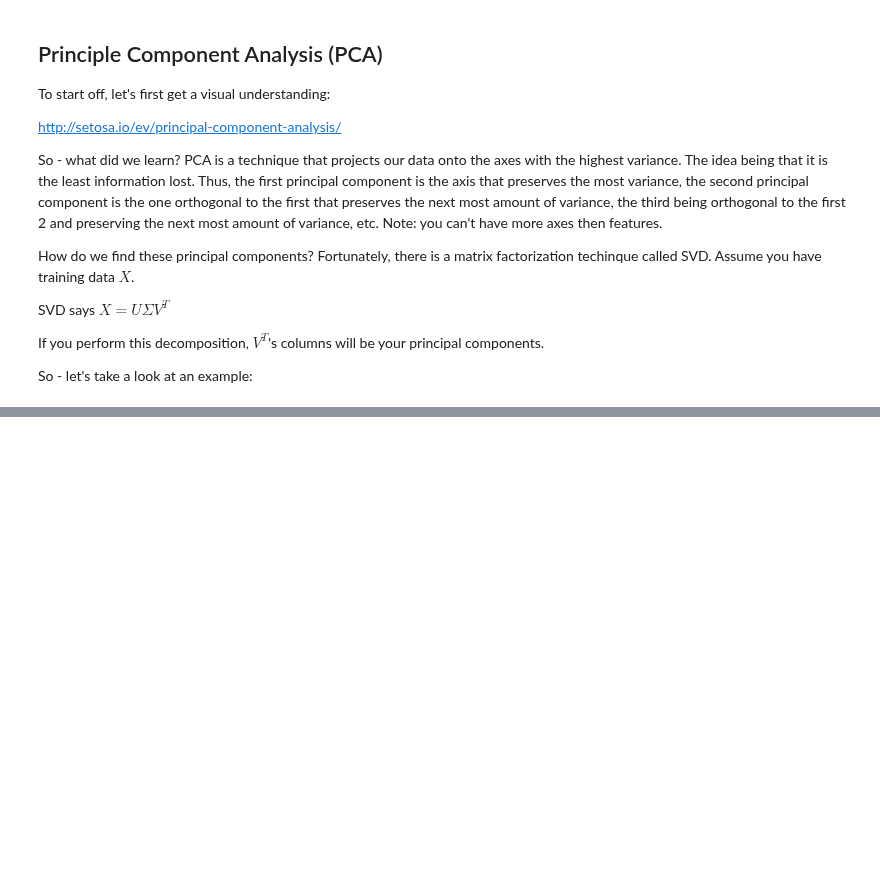
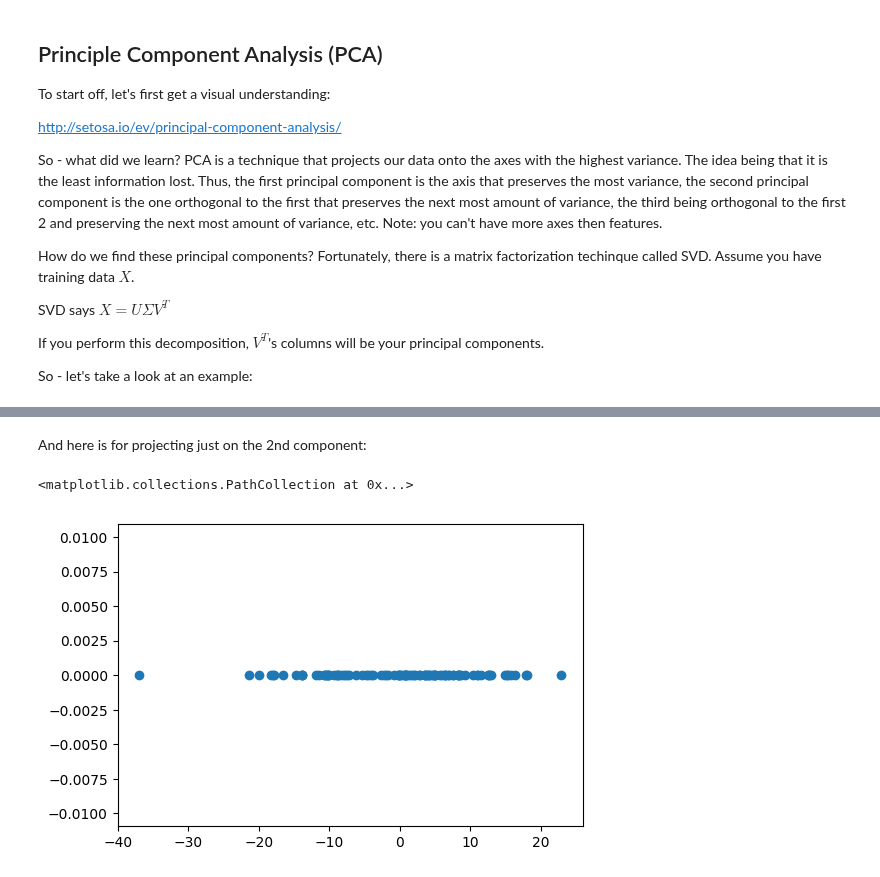
Before and after one commit to tfolkman/byu_econ_applied_machine_learning, a Jupyter notebook: lectures/Lecture_12_Dimensionality Reduction.ipynb, the cells around one changed output, grey strips where cells are left out. Cells and saved outputs as stored; diff of their text form; code cells hidden in the pictures; blank space fills up the shorter version.

```diff
--- a/lectures/Lecture_12_Dimensionality Reduction.ipynb
+++ b/lectures/Lecture_12_Dimensionality Reduction.ipynb
@@ -55,0 +73,8 @@ ValueError: Unknown projection '3d'
+# %% [markdown]
+And here is for projecting just on the 2nd component:
+# %%
+proj_2 = df_scaled.dot(c2)
+plt.scatter(proj_2, np.zeros(len(proj_2)))
+# %% [output]
+<matplotlib.collections.PathCollection at 0x...>
+[figure, added]
```
Also changed, not shown: parts of 20 cells of this notebook.
